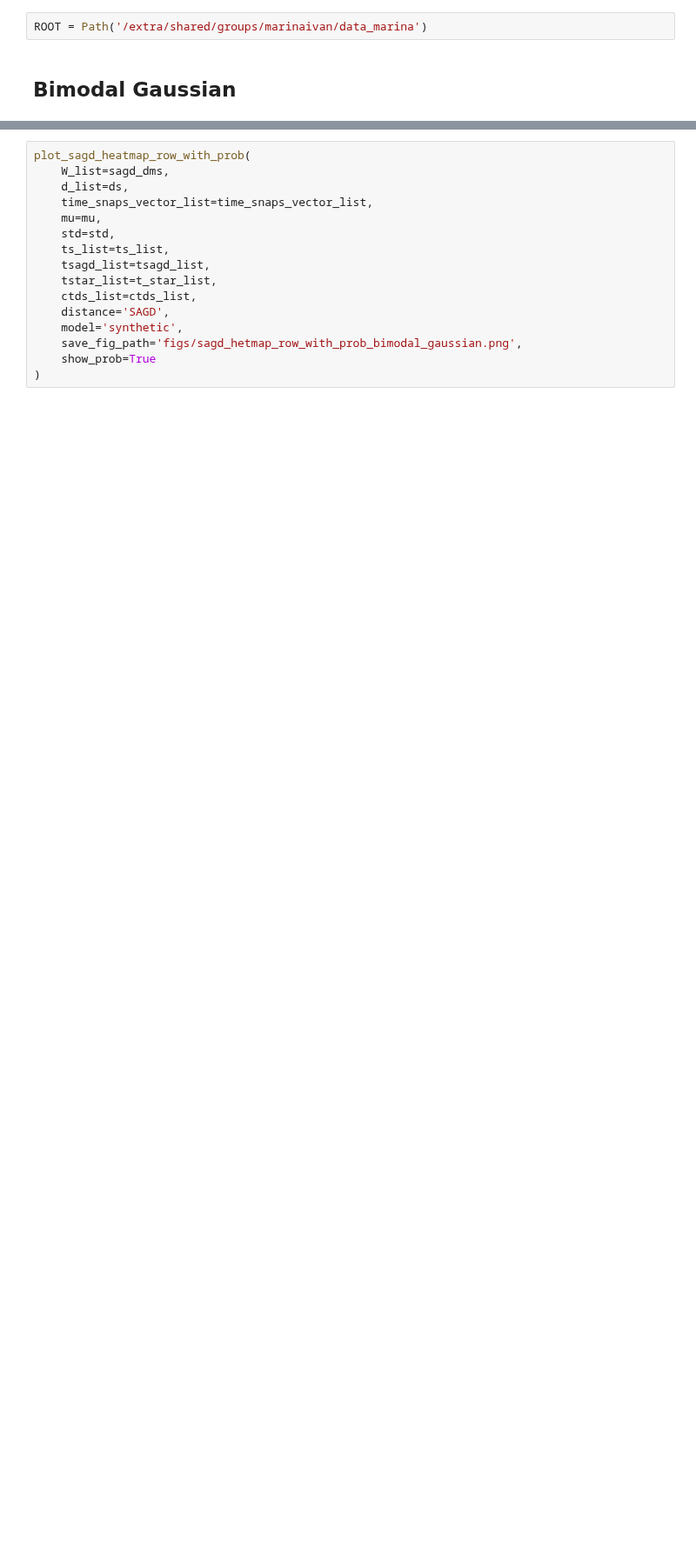
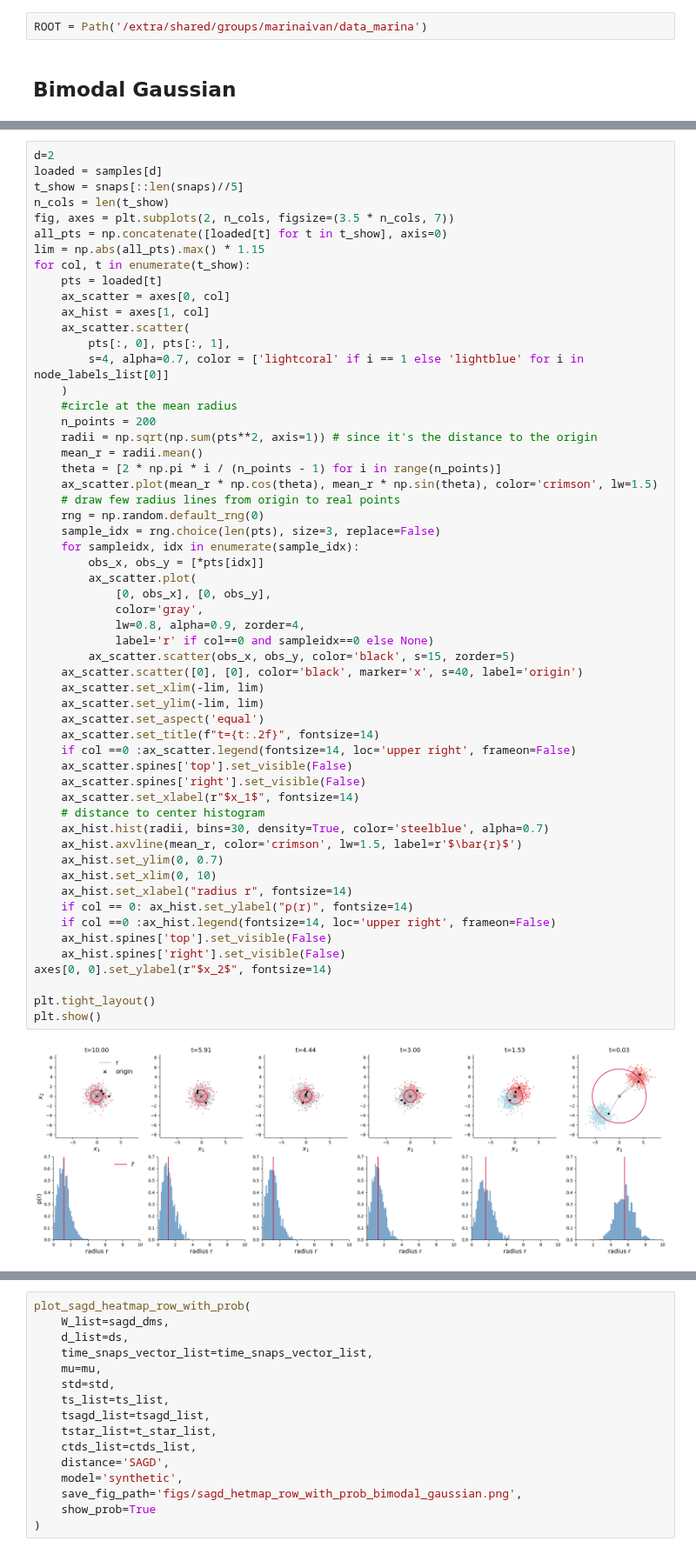
Before and after one commit to msarrias/Shape-Aware-Regimes-of-Diffusion-Models, a Jupyter notebook: notebooks/speciation_time_gaussian.ipynb, the cells around one changed output, grey strips where cells are left out. Shown at 87% size. Saved outputs shown, nothing was run; the diff lists cells and outputs as text; blank space fills up the shorter version.

Commit message:
added radius to origin analysis for bimodal gaussian case

```diff
--- a/notebooks/speciation_time_gaussian.ipynb
+++ b/notebooks/speciation_time_gaussian.ipynb
@@ -67,3 +76,61 @@ for d_i in ds:
 {'Dim: 256, breakpoints: [np.int64(163), np.int64(165), np.int64(170), np.int64(171), np.int64(199), np.int64(200), np.int64(204), np.int64(217), np.int64(228)]'}
 {'Dim: 1024, breakpoints: [np.int64(148), np.int64(152), np.int64(154), np.int64(197), np.int64(198), np.int64(199), np.int64(212), np.int64(220), np.int64(231)]'}
 {'Dim: 16384, breakpoints: [np.int64(127), np.int64(207), np.int64(216), np.int64(229)]'}
+# %%
+d=2
+loaded = samples[d]
+t_show = snaps[::len(snaps)//5]
+n_cols = len(t_show)
+fig, axes = plt.subplots(2, n_cols, figsize=(3.5 * n_cols, 7))
+all_pts = np.concatenate([loaded[t] for t in t_show], axis=0)
+lim = np.abs(all_pts).max() * 1.15
+for col, t in enumerate(t_show):
+    pts = loaded[t]
+    ax_scatter = axes[0, col]
+    ax_hist = axes[1, col]
+    ax_scatter.scatter(
+        pts[:, 0], pts[:, 1],
+        s=4, alpha=0.7, color = ['lightcoral' if i == 1 else 'lightblue' for i in node_labels_list[0]]
+    )
+    #circle at the mean radius
+    n_points = 200
+    radii = np.sqrt(np.sum(pts**2, axis=1)) # since it's the distance to the origin
+    mean_r = radii.mean()
+    theta = [2 * np.pi * i / (n_points - 1) for i in range(n_points)]
+    ax_scatter.plot(mean_r * np.cos(theta), mean_r * np.sin(theta), color='crimson', lw=1.5)
+    # draw few radius lines from origin to real points
+    rng = np.random.default_rng(0)
+    sample_idx = rng.choice(len(pts), size=3, replace=False)
+    for sampleidx, idx in enumerate(sample_idx):
+        obs_x, obs_y = [*pts[idx]]
+        ax_scatter.plot(
+            [0, obs_x], [0, obs_y],
+            color='gray',
+            lw=0.8, alpha=0.9, zorder=4,
+            label='r' if col==0 and sampleidx==0 else None)
+        ax_scatter.scatter(obs_x, obs_y, color='black', s=15, zorder=5)
+    ax_scatter.scatter([0], [0], color='black', marker='x', s=40, label='origin')
+    ax_scatter.set_xlim(-lim, lim)
+    ax_scatter.set_ylim(-lim, lim)
+    ax_scatter.set_aspect('equal')
+    ax_scatter.set_title(f"t={t:.2f}", fontsize=14)
+    if col ==0 :ax_scatter.legend(fontsize=14, loc='upper right', frameon=False)
+    ax_scatter.spines['top'].set_visible(False)
+    ax_scatter.spines['right'].set_visible(False)
+    ax_scatter.set_xlabel(r"$x_1$", fontsize=14)
+    # distance to center histogram
+    ax_hist.hist(radii, bins=30, density=True, color='steelblue', alpha=0.7)
+    ax_hist.axvline(mean_r, color='crimson', lw=1.5, label=r'$\bar{r}$')
+    ax_hist.set_ylim(0, 0.7)
+    ax_hist.set_xlim(0, 10)
+    ax_hist.set_xlabel("radius r", fontsize=14)
+    if col == 0: ax_hist.set_ylabel("p(r)", fontsize=14)
+    if col ==0 :ax_hist.legend(fontsize=14, loc='upper right', frameon=False)
+    ax_hist.spines['top'].set_visible(False)
+    ax_hist.spines['right'].set_visible(False)
+axes[0, 0].set_ylabel(r"$x_2$", fontsize=14)
+
+plt.tight_layout()
+plt.show()
+# %% [output]
+[figure, added]
```
Also changed, not shown: parts of 6 cells of this notebook.
